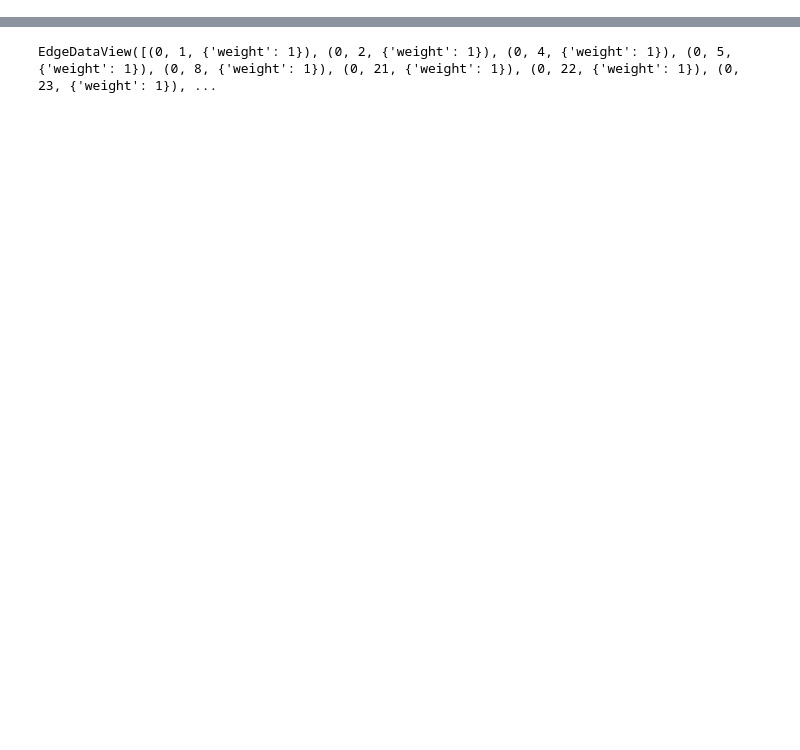
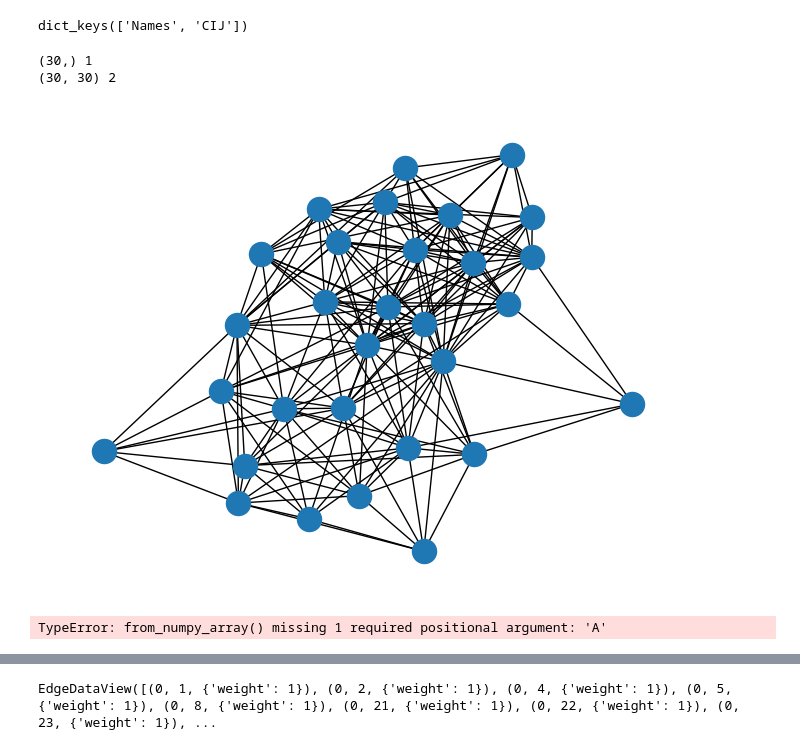
Before and after one commit to Fernando-JAL/Neurociencias-2025-1, a Jupyter notebook: S_03_Clases/09 BCT/fve30.ipynb, the cells around one changed output, grey strips where cells are left out. Drawn from its saved outputs; the diff is of its cells as text; code cells hidden in the pictures; blank space fills up the shorter version.

```diff
--- a/S_03_Clases/09 BCT/fve30.ipynb
+++ b/S_03_Clases/09 BCT/fve30.ipynb
@@ -35,0 +57,10 @@ plt.show()
+# %%
+mat_dict.keys()
+# %% [output]
+dict_keys(['Names', 'CIJ'])
+# %%
+for key in mat_dict.keys():
+    print(mat_dict[key].shape, mat_dict[key].ndim)
+# %% [output]
+(30,) 1
+(30, 30) 2
@@ -35,0 +87,14 @@ plt.show()
+# %%
+import networkx as nx
+
+G = nx.from_numpy_array(cij)
+
+G.edges(data=True)
+
+nx.draw(G)
+# %% [output]
+[figure, added]
+# %%
+G = nx.from_numpy_array()
+# %% [output]
+TypeError: from_numpy_array() missing 1 required positional argument: 'A'
```
Also changed, not shown: parts of 20 cells of this notebook, 4 other files.
